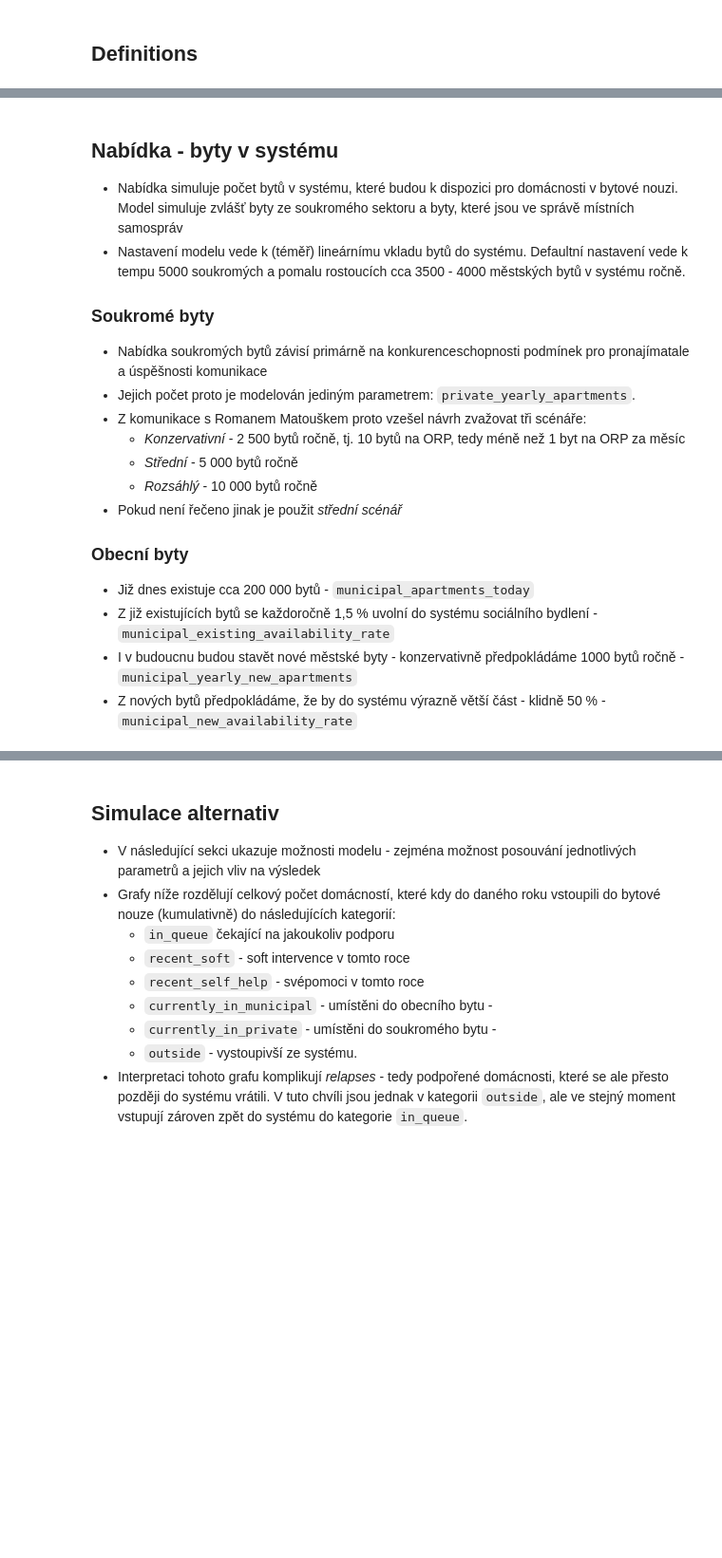
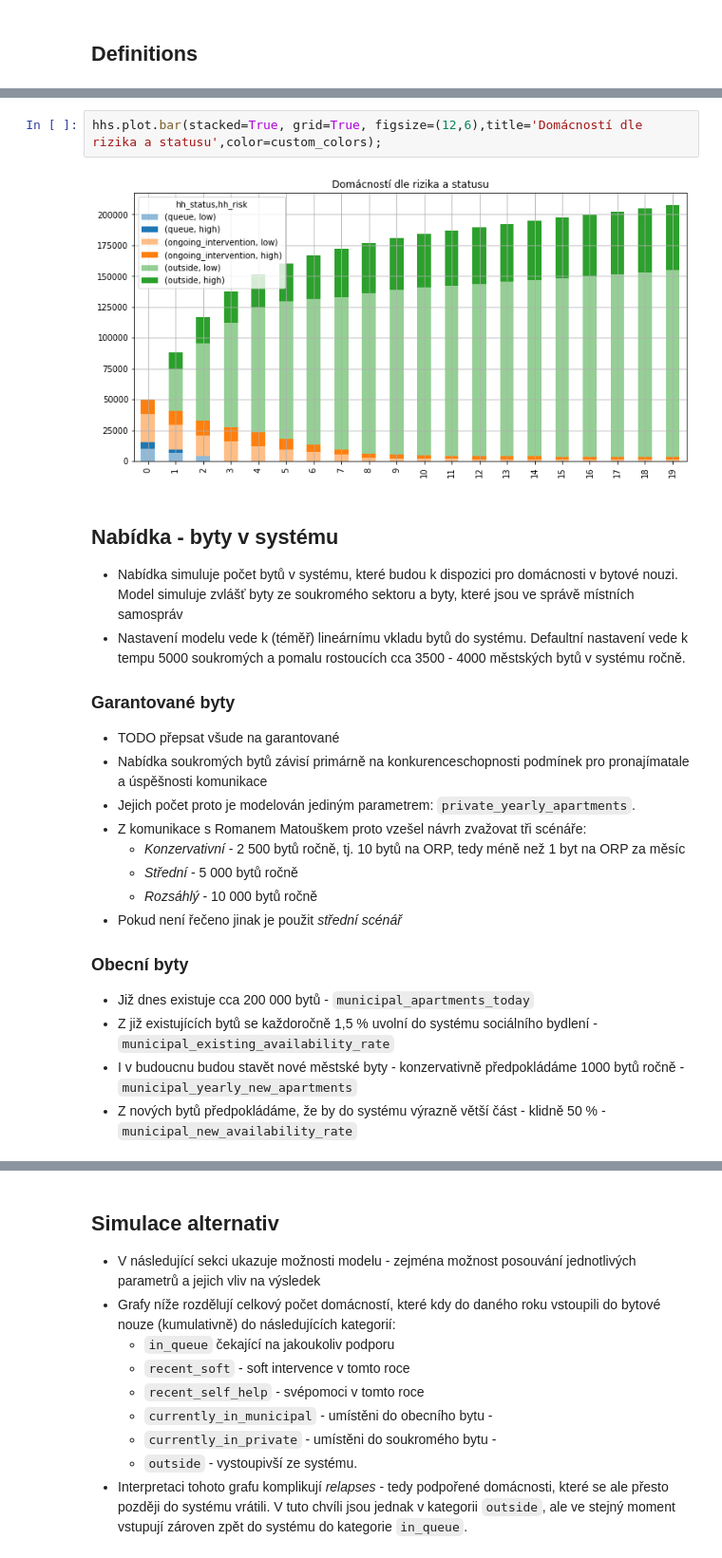
Before and after one commit to vitekzkytek/SocialHousingModel, a Jupyter notebook: model.ipynb, the cells around one changed output, grey strips where cells are left out. Shown at 95% size. Drawn from its saved outputs; the diff is of its cells as text; blank space fills up the shorter version.

```diff
--- a/model.ipynb
+++ b/model.ipynb
@@ -42,10 +147,15 @@ DEFAULT_PARAMS = {
+# %%
+hhs.plot.bar(stacked=True, grid=True, figsize=(12,6),title='Domácností dle rizika a statusu',color=custom_colors);
+# %% [output]
+[figure, added]
 # %% [markdown]
  ## Nabídka - byty v systému
 
 * Nabídka simuluje počet bytů v systému, které budou k dispozici pro domácnosti v bytové nouzi. Model simuluje zvlášť byty ze soukromého sektoru a byty, které jsou ve správě místních samospráv
 * Nastavení modelu vede k  (téměř) lineárnímu vkladu bytů do systému. Defaultní nastavení vede k tempu 5000 soukromých a pomalu rostoucích cca 3500 - 4000 městských bytů v systému ročně.
 
-### Soukromé byty
+### Garantované byty
+* TODO přepsat všude na garantované
 * Nabídka soukromých bytů závisí primárně na konkurenceschopnosti podmínek pro pronajímatale a úspěšnosti komunikace
 * Jejich počet proto je modelován jediným parametrem: `private_yearly_apartments`.
 * Z komunikace s Romanem Matouškem proto vzešel návrh zvažovat tři scénáře:
```
Also changed, not shown: parts of 30 cells of this notebook, 3 other files.
